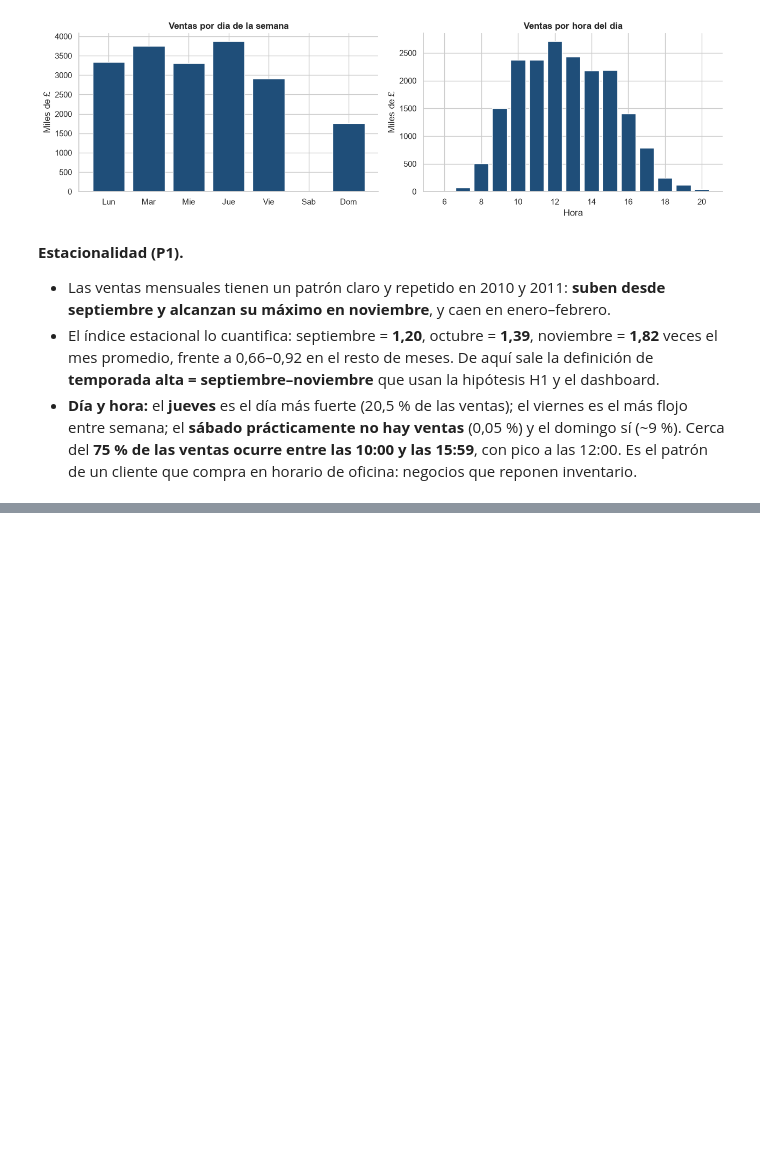
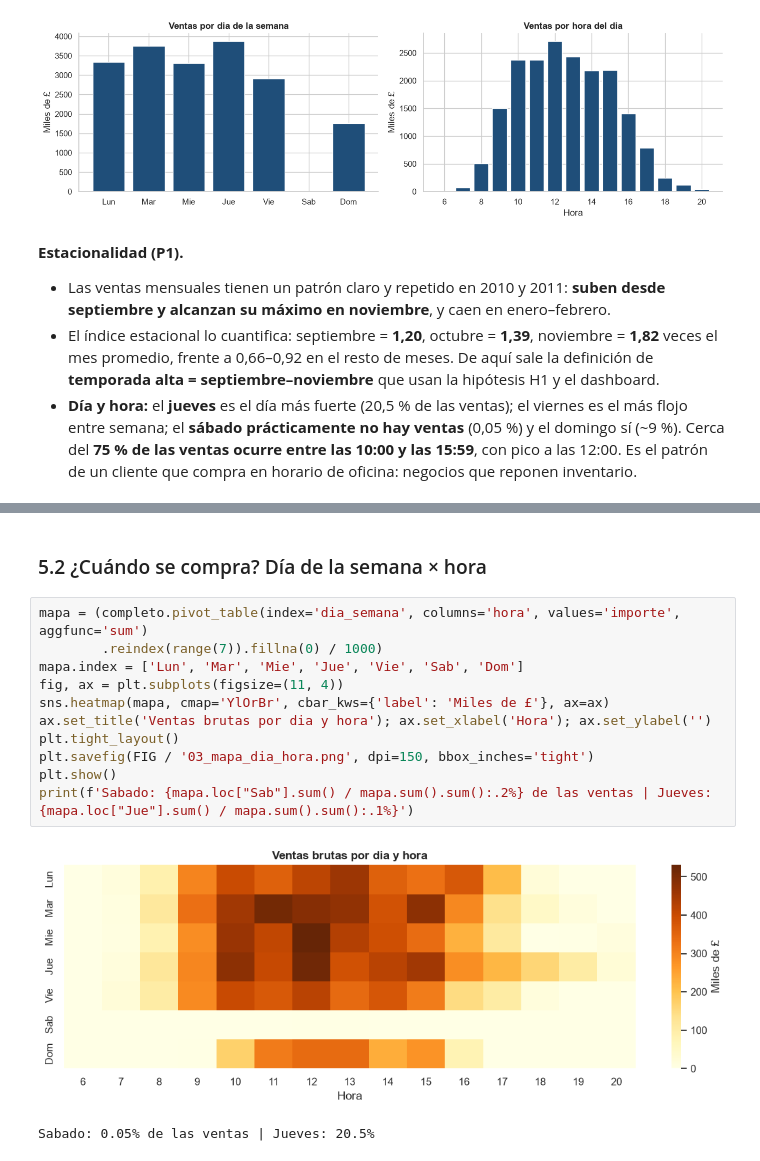
Before and after one commit to Xantyagoh/grupo3-bi-ecommerce, a Jupyter notebook: notebooks/03_eda.ipynb, the cells around one changed output, grey strips where cells are left out. Drawn from its saved outputs; the diff is of its cells as text; blank space fills up the shorter version.

```diff
--- a/notebooks/03_eda.ipynb
+++ b/notebooks/03_eda.ipynb
@@ -214,0 +251,16 @@ plt.show()
+# %% [markdown]
+### 5.2 ¿Cuándo se compra? Día de la semana × hora
+# %%
+mapa = (completo.pivot_table(index='dia_semana', columns='hora', values='importe', aggfunc='sum')
+        .reindex(range(7)).fillna(0) / 1000)
+mapa.index = ['Lun', 'Mar', 'Mie', 'Jue', 'Vie', 'Sab', 'Dom']
+fig, ax = plt.subplots(figsize=(11, 4))
+sns.heatmap(mapa, cmap='YlOrBr', cbar_kws={'label': 'Miles de £'}, ax=ax)
+ax.set_title('Ventas brutas por dia y hora'); ax.set_xlabel('Hora'); ax.set_ylabel('')
+plt.tight_layout()
+plt.savefig(FIG / '03_mapa_dia_hora.png', dpi=150, bbox_inches='tight')
+plt.show()
+print(f'Sabado: {mapa.loc["Sab"].sum() / mapa.sum().sum():.2%} de las ventas | Jueves: {mapa.loc["Jue"].sum() / mapa.sum().sum():.1%}')
+# %% [output]
+[figure, added]
+Sabado: 0.05% de las ventas | Jueves: 20.5%
```
Also changed, not shown: parts of 9 cells of this notebook, 4 other files.
